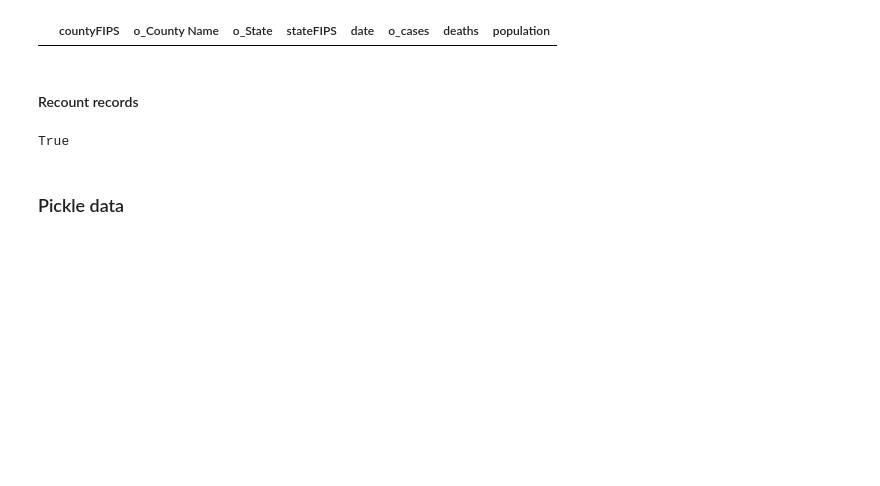
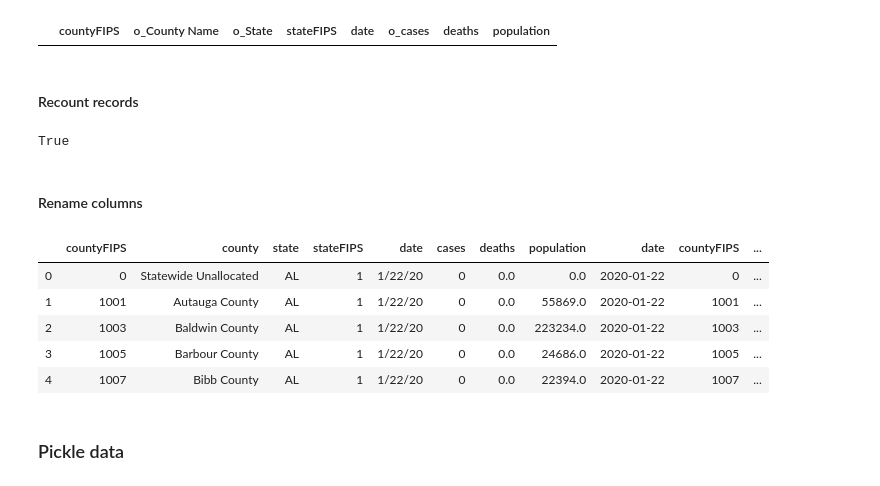
Before and after one commit to CSJohnLee/COVID19_Project, a Jupyter notebook: data_sourcing/usafacts_covid19_data.ipynb, the cells around one changed output. Cells and saved outputs as stored; diff of their text form; code cells hidden in the pictures; blank space fills up the shorter version.

Commit message:
cleaning column names for USA facts data

```diff
--- a/data_sourcing/usafacts_covid19_data.ipynb
+++ b/data_sourcing/usafacts_covid19_data.ipynb
@@ -424,6 +424,21 @@ converted_covid_df[converted_covid_df.duplicated(subset=['date','countyFIPS', 's
 covid_df.shape[0] == converted_covid_df.shape[0]
 # %% [output]
 True
+# %% [markdown]
+#### Rename columns
+# %%
+covid_df.columns = ['countyFIPS', 'county', 'state', 'stateFIPS', 'date', 'cases',
+       'deaths', 'population', 'date', 'countyFIPS', 'stateFIPS', 'deaths',
+       'population']
+
+covid_df.head()
+# %% [output]
+|  | countyFIPS | county | state | stateFIPS | date | cases | deaths | population | date | countyFIPS | ... |
+| 0 | 0 | Statewide Unallocated | AL | 1 | 1/22/20 | 0 | 0.0 | 0.0 | 2020-01-22 | 0 | ... |
+| 1 | 1001 | Autauga County | AL | 1 | 1/22/20 | 0 | 0.0 | 55869.0 | 2020-01-22 | 1001 | ... |
+| 2 | 1003 | Baldwin County | AL | 1 | 1/22/20 | 0 | 0.0 | 223234.0 | 2020-01-22 | 1003 | ... |
+| 3 | 1005 | Barbour County | AL | 1 | 1/22/20 | 0 | 0.0 | 24686.0 | 2020-01-22 | 1005 | ... |
+| 4 | 1007 | Bibb County | AL | 1 | 1/22/20 | 0 | 0.0 | 22394.0 | 2020-01-22 | 1007 | ... |
 # %% [markdown]
 ### Pickle data
 # %%
```
Also changed, not shown: parts of 13 cells of this notebook, 1 other file.
